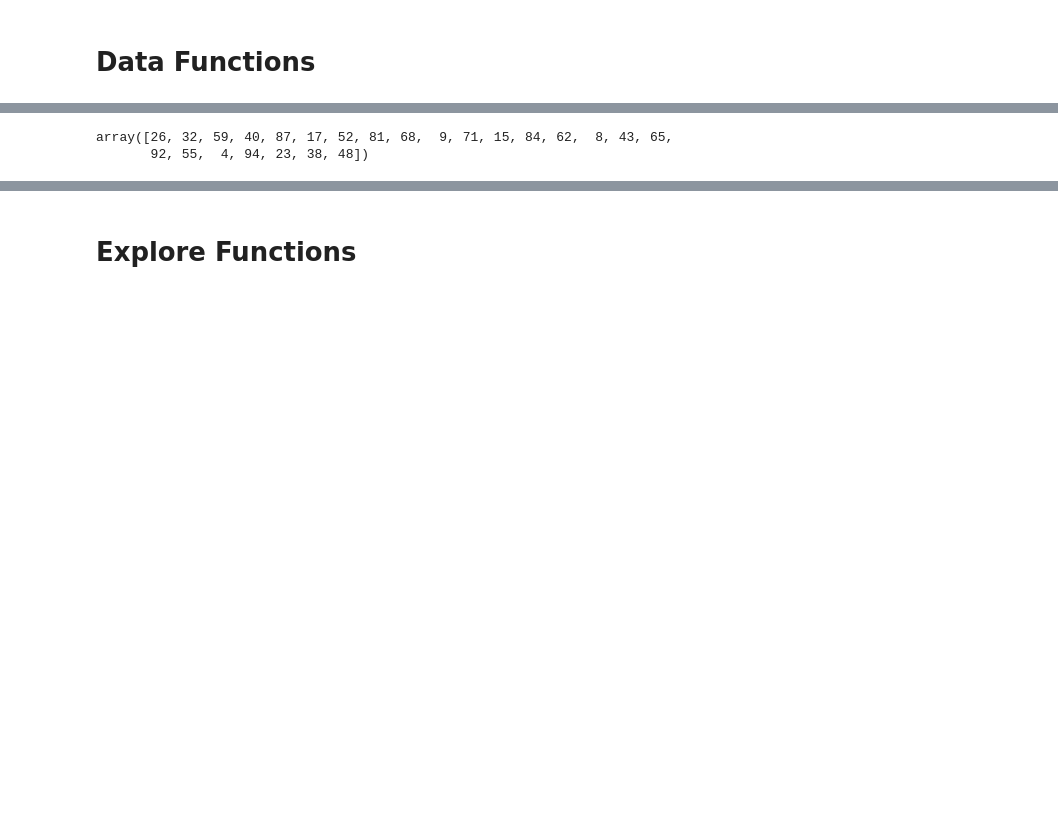
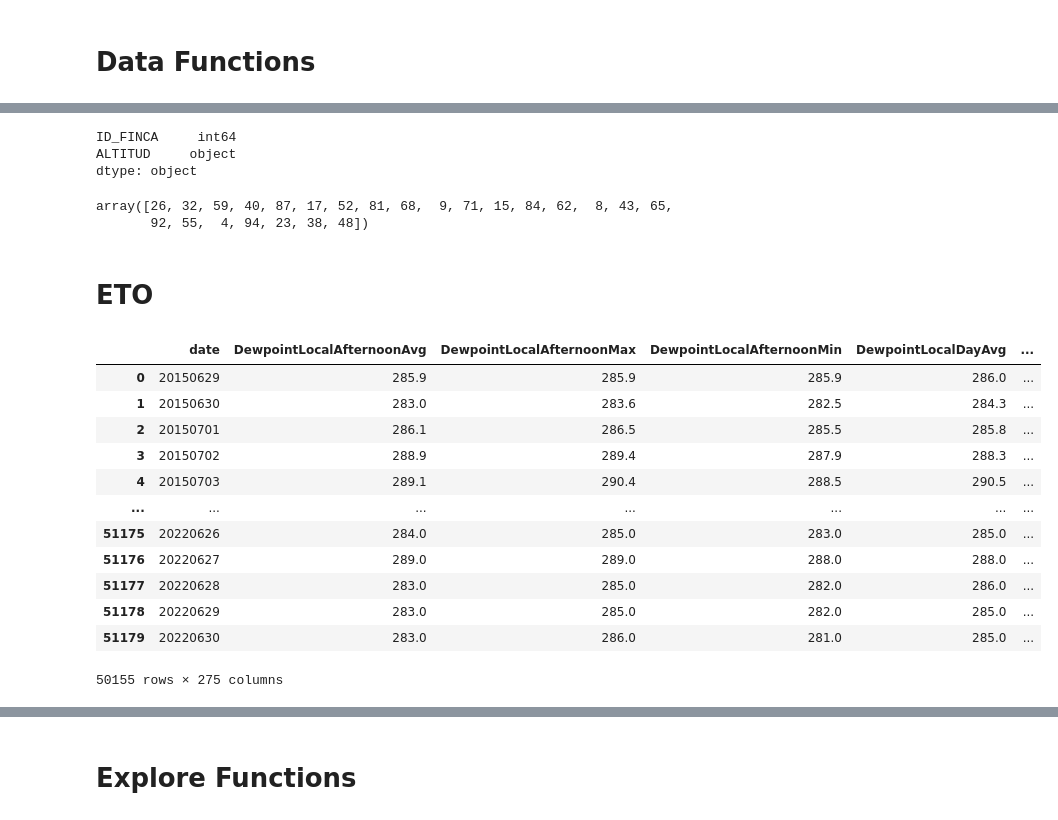
Before and after one commit to Bycarkos/DataHack_Wine_Prediction, a Jupyter notebook: src/Exploracio_Df_Carlos.ipynb, the cells around one changed output, grey strips where cells are left out. Saved outputs shown, nothing was run; the diff lists cells and outputs as text; code cells hidden in the pictures; blank space fills up the shorter version.

```diff
--- a/src/Exploracio_Df_Carlos.ipynb
+++ b/src/Exploracio_Df_Carlos.ipynb
@@ -52,5 +168,30 @@ df_meteo
+# %%
+df_train[["ID_FINCA", "ALTITUD"]].dtypes
+# %% [output]
+ID_FINCA     int64
+ALTITUD     object
+dtype: object
 # %%
 df_train["VARIEDAD"].unique()
 # %% [output]
 array([26, 32, 59, 40, 87, 17, 52, 81, 68,  9, 71, 15, 84, 62,  8, 43, 65,
        92, 55,  4, 94, 23, 38, 48])
+# %% [markdown]
+# ETO
+# %%
+df_eto = load(ROOT+"/DATOS_ETO.TXT")
+df_eto[df_eto.isna().any(axis=1)]
+# %% [output]
+|  | date | DewpointLocalAfternoonAvg | DewpointLocalAfternoonMax | DewpointLocalAfternoonMin | DewpointLocalDayAvg | ... |
+| 0 | 20150629 | 285.9 | 285.9 | 285.9 | 286.0 | ... |
+| 1 | 20150630 | 283.0 | 283.6 | 282.5 | 284.3 | ... |
+| 2 | 20150701 | 286.1 | 286.5 | 285.5 | 285.8 | ... |
+| 3 | 20150702 | 288.9 | 289.4 | 287.9 | 288.3 | ... |
+| 4 | 20150703 | 289.1 | 290.4 | 288.5 | 290.5 | ... |
+| ... | ... | ... | ... | ... | ... | ... |
+| 51175 | 20220626 | 284.0 | 285.0 | 283.0 | 285.0 | ... |
+| 51176 | 20220627 | 289.0 | 289.0 | 288.0 | 288.0 | ... |
+| 51177 | 20220628 | 283.0 | 285.0 | 282.0 | 286.0 | ... |
+| 51178 | 20220629 | 283.0 | 285.0 | 282.0 | 285.0 | ... |
+| 51179 | 20220630 | 283.0 | 286.0 | 281.0 | 285.0 | ... |
+50155 rows × 275 columns
```
Also changed, not shown: parts of 11 cells of this notebook, 5 other files.
